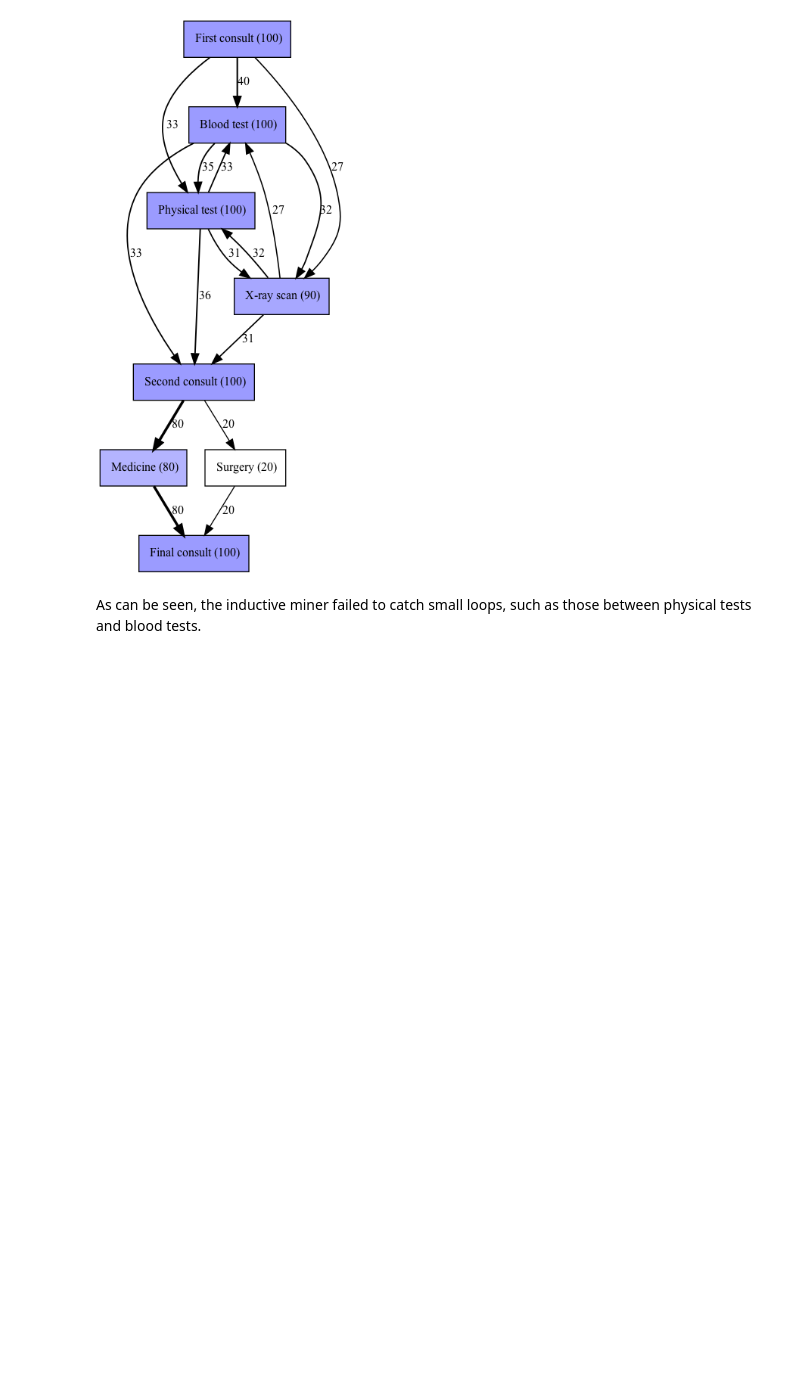
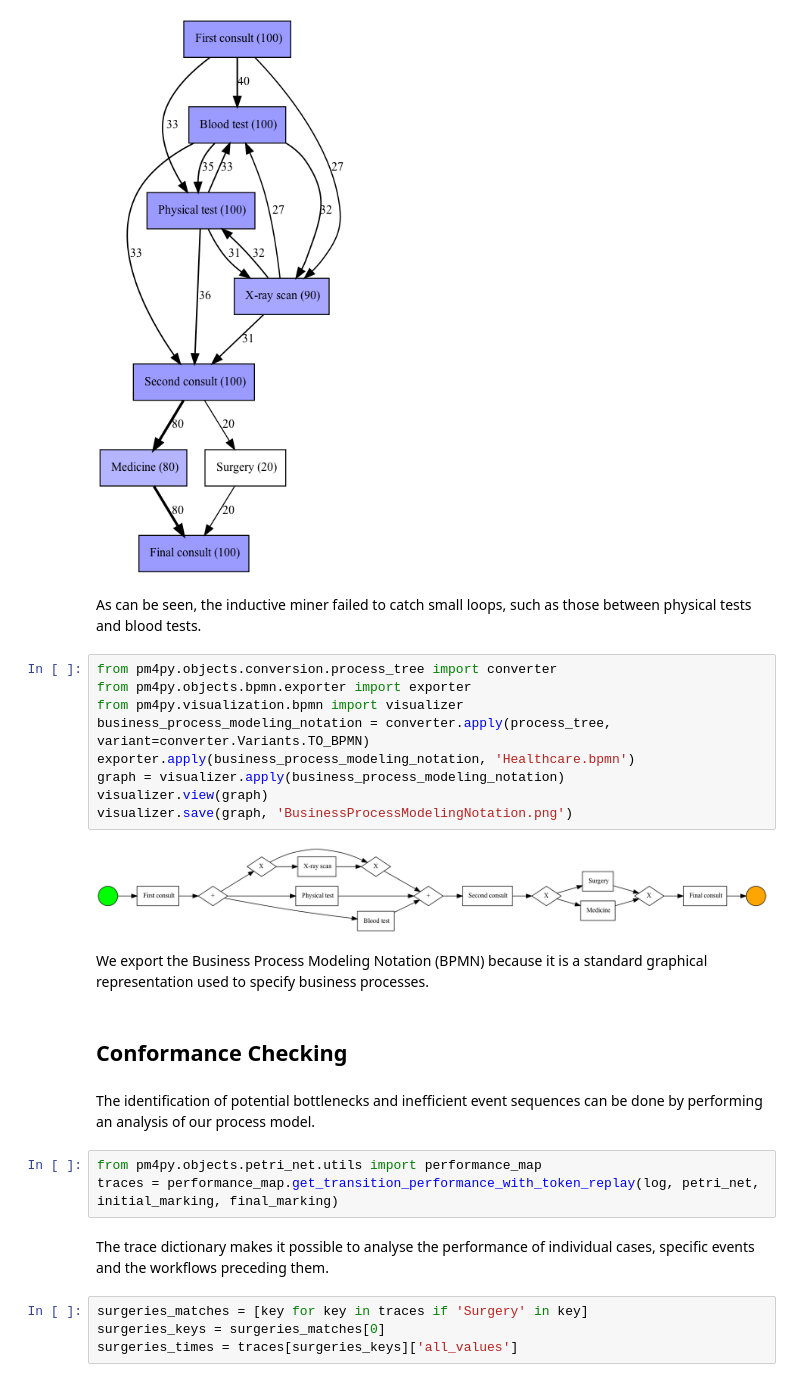
Before and after one commit to fabiocaiulo/process-mining-healthcare, a Jupyter notebook: Code.ipynb, the cells around one changed output. Saved outputs shown, nothing was run; the diff lists cells and outputs as text; blank space fills up the shorter version.

Commit message:
Conformance Checking

```diff
--- a/Code.ipynb
+++ b/Code.ipynb
@@ -182,3 +183,29 @@ dfg_visualiser.save(graph_visualisation, 'DirectlyFollowsGraph.png')
 [figure]
 # %% [markdown]
 As can be seen, the inductive miner failed to catch small loops, such as those between physical tests and blood tests.
+# %%
+from pm4py.objects.conversion.process_tree import converter
+from pm4py.objects.bpmn.exporter import exporter
+from pm4py.visualization.bpmn import visualizer
+business_process_modeling_notation = converter.apply(process_tree, variant=converter.Variants.TO_BPMN)
+exporter.apply(business_process_modeling_notation, 'Healthcare.bpmn')
+graph = visualizer.apply(business_process_modeling_notation)
+visualizer.view(graph)
+visualizer.save(graph, 'BusinessProcessModelingNotation.png')
+# %% [output]
+[figure, added]
+# %% [markdown]
+We export the Business Process Modeling Notation (BPMN) because it is a standard graphical representation used to specify business processes.
+# %% [markdown]
+## Conformance Checking
+# %% [markdown]
+The identification of potential bottlenecks and inefficient event sequences can be done by performing an analysis of our process model.
+# %%
+from pm4py.objects.petri_net.utils import performance_map
+traces = performance_map.get_transition_performance_with_token_replay(log, petri_net, initial_marking, final_marking)
+# %% [markdown]
+The trace dictionary makes it possible to analyse the performance of individual cases, specific events and the workflows preceding them.
+# %%
+surgeries_matches = [key for key in traces if 'Surgery' in key]
+surgeries_keys = surgeries_matches[0]
+surgeries_times = traces[surgeries_keys]['all_values']
```
Also changed, not shown: parts of 22 cells of this notebook, 1 other file.
